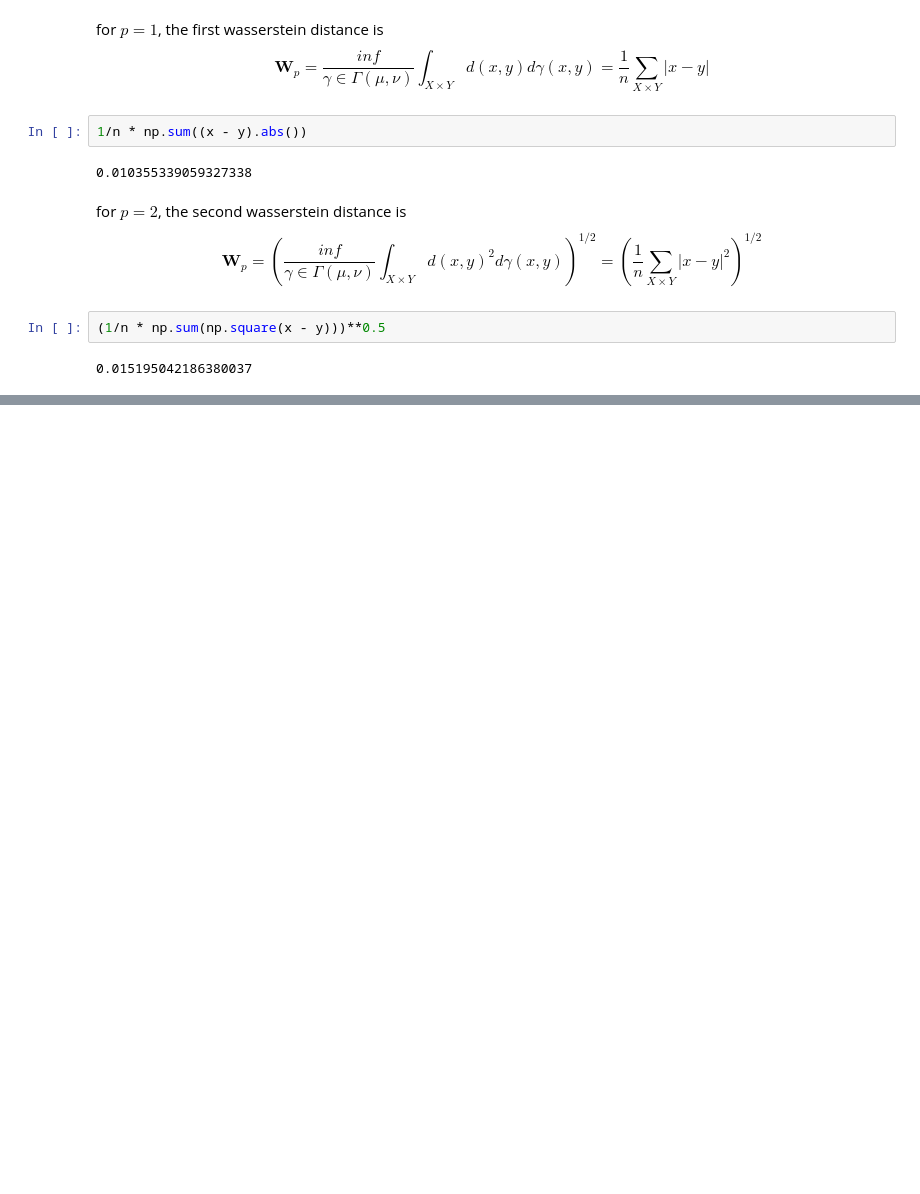
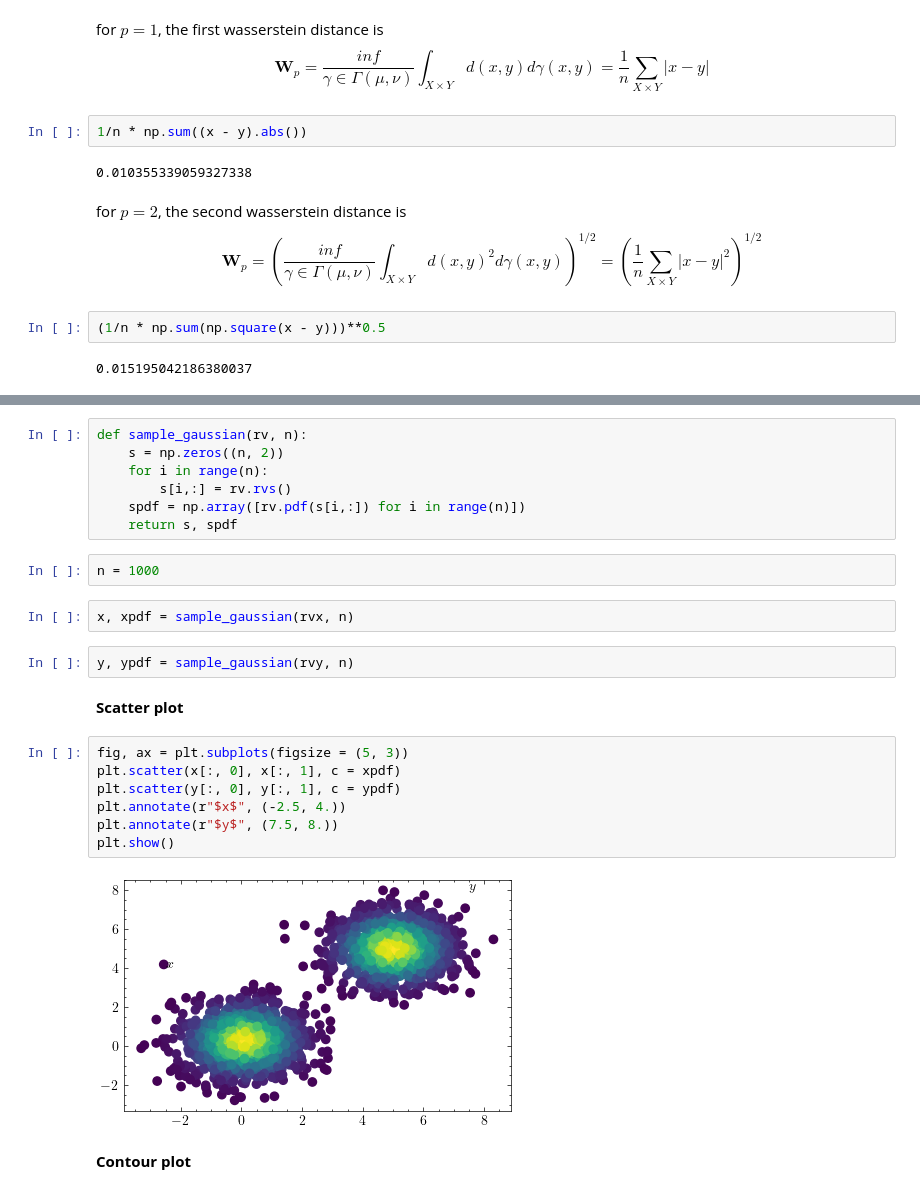
Before and after one commit to istmarc/optimal-transport, a Jupyter notebook: wasserstein/Wasserstein distance.ipynb, the cells around one changed output, grey strips where cells are left out. Saved outputs shown, nothing was run; the diff lists cells and outputs as text; blank space fills up the shorter version.

```diff
--- a/wasserstein/Wasserstein distance.ipynb
+++ b/wasserstein/Wasserstein distance.ipynb
@@ -127,0 +156,26 @@ $$
+# %%
+def sample_gaussian(rv, n):
+    s = np.zeros((n, 2))
+    for i in range(n):
+        s[i,:] = rv.rvs()
+    spdf = np.array([rv.pdf(s[i,:]) for i in range(n)])
+    return s, spdf
+# %%
+n = 1000
+# %%
+x, xpdf = sample_gaussian(rvx, n)
+# %%
+y, ypdf = sample_gaussian(rvy, n)
+# %% [markdown]
+**Scatter plot**
+# %%
+fig, ax = plt.subplots(figsize = (5, 3))
+plt.scatter(x[:, 0], x[:, 1], c = xpdf)
+plt.scatter(y[:, 0], y[:, 1], c = ypdf)
+plt.annotate(r"$x$", (-2.5, 4.))
+plt.annotate(r"$y$", (7.5, 8.))
+plt.show()
+# %% [output]
+[figure, added]
+# %% [markdown]
+**Contour plot**
```
Also changed, not shown: parts of 30 cells of this notebook.
